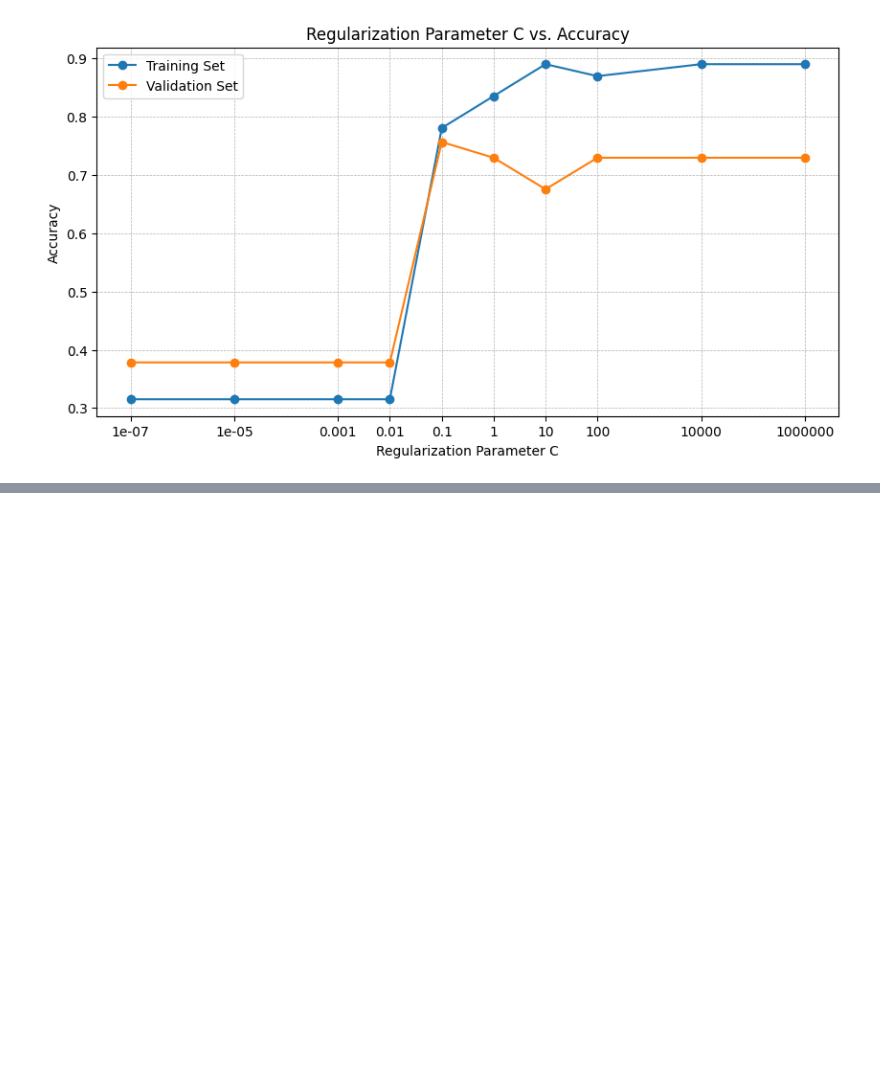
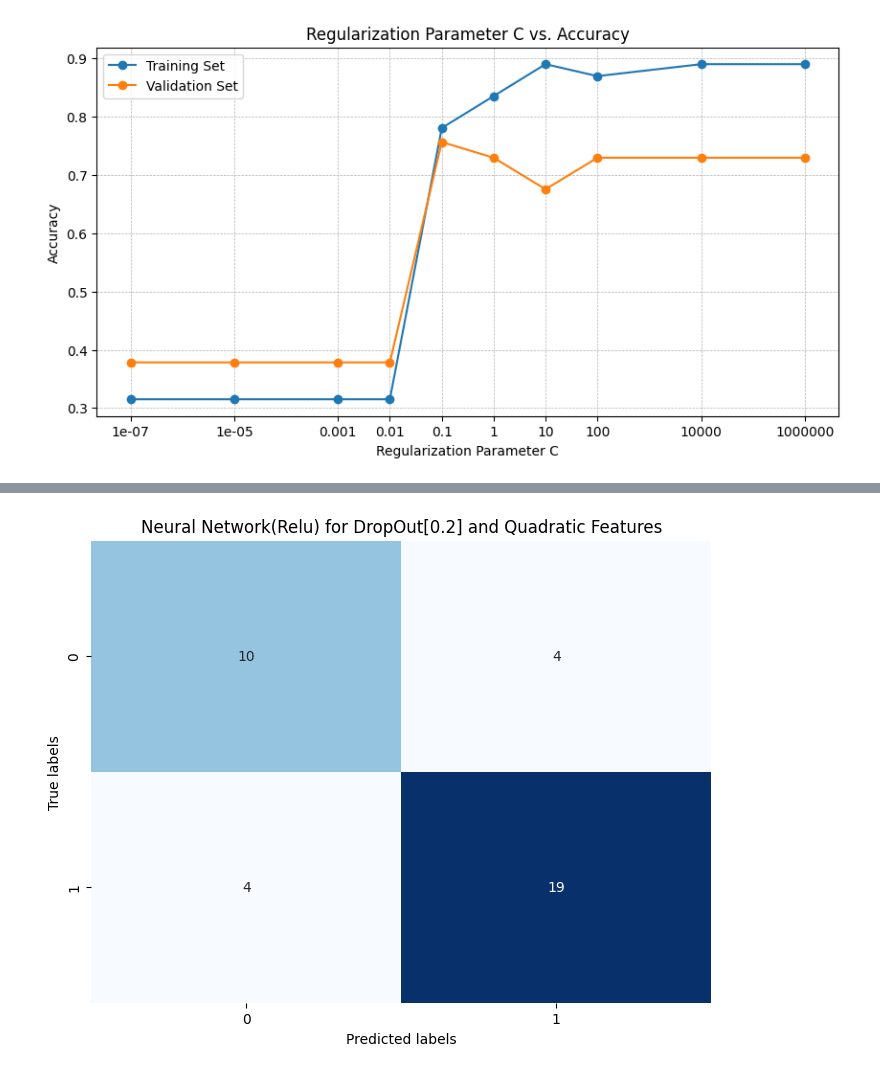
Before and after one commit to DZhang3210/ML_Project, a Jupyter notebook: ML_Project.ipynb, the cells around one changed output, grey strips where cells are left out. Cells and saved outputs as stored; diff of their text form; code cells hidden in the pictures; blank space fills up the shorter version.

```diff
--- a/ML_Project.ipynb
+++ b/ML_Project.ipynb
@@ -451,0 +532,30 @@ plt.show()
+# %%
+#Creating a confusion matrix for NN
+model = Sequential([
+    Dense(128, activation='relu', input_shape=(X_train_scaled.shape[1],)),
+    Dropout(0.2),
+    Dense(64, activation='relu'),
+    Dropout(0.2),
+    Dense(32, activation='relu'),
+    Dropout(0.2),
+    Dense(1, activation='sigmoid')  # Change to 'sigmoid' for binary classification
+])
+
+
+model.compile(optimizer=Adam(learning_rate=0.01), loss='binary_crossentropy', metrics=['accuracy'])
+history = model.fit(X_train_scaled, y_train, epochs=100, validation_split=0.2, verbose=0)
+train_results = model.evaluate(X_train_scaled, y_train, verbose=0)
+train_acc.append(train_results[1])
+validation_results = model.evaluate(X_test_scaled, y_test, verbose=0)
+validation_acc.append(validation_results[1])
+y_test_pred_probs = model.predict(X_test_scaled)
+y_test_pred = (y_test_pred_probs > 0.5).astype("int32")
+conf_mat = confusion_matrix(y_test, y_test_pred)
+
+plt.figure(figsize=(8, 6))
+sns.heatmap(conf_mat, annot=True, fmt='g', cmap='Blues', cbar=False)
+plt.xlabel('Predicted labels')
+plt.ylabel('True labels')
+plt.title('Neural Network(Relu) for DropOut[0.2] and Quadratic Features')
+plt.show()
+# %% [output]
@@ -451,0 +563 @@ plt.show()
+[figure, added]
```
Also changed, not shown: parts of 8 cells of this notebook.
